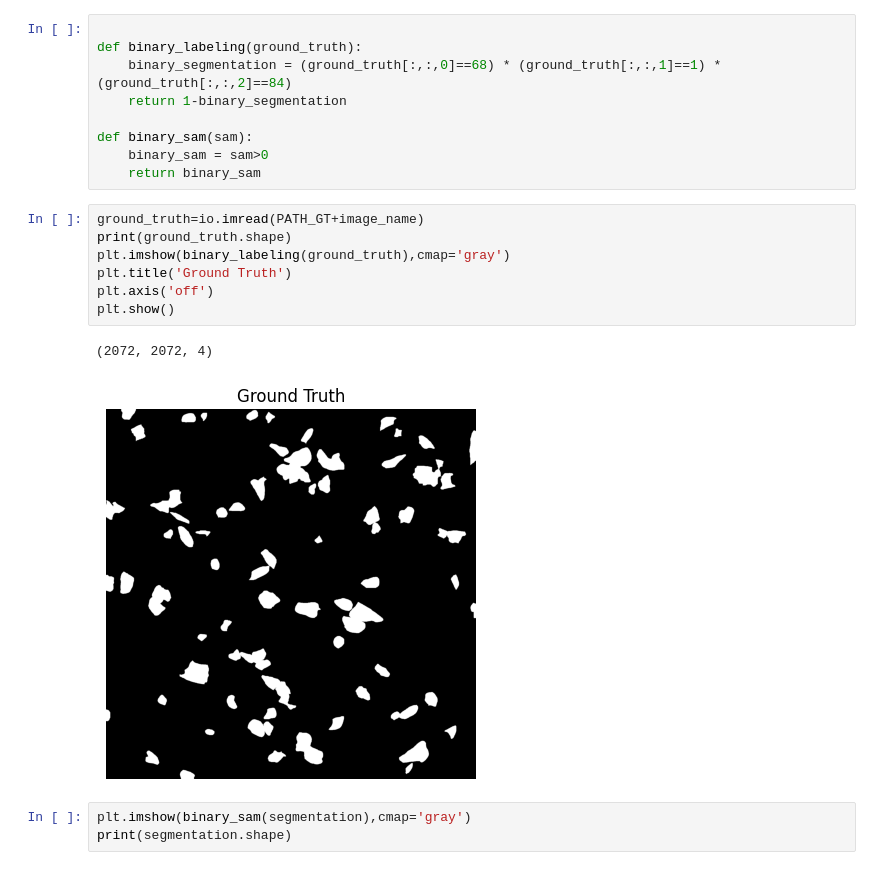
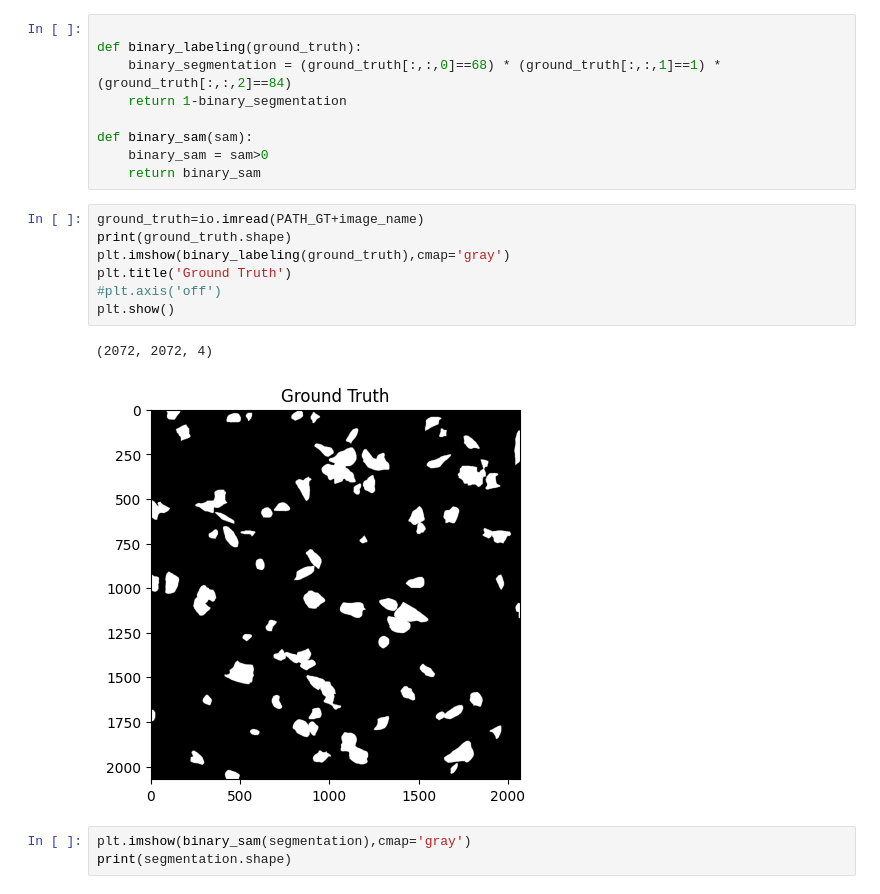
Before and after one commit to DoriPil/TEMPO, a Jupyter notebook: reports/Visualization1.ipynb, the cells around one changed output. Cells and saved outputs as stored; diff of their text form.

Commit message:
Update Visualization1.ipynb
Update Visualization

```diff
--- a/reports/Visualization1.ipynb
+++ b/reports/Visualization1.ipynb
@@ -53,13 +64,13 @@ def binary_sam(sam):
 # %%
 ground_truth=io.imread(PATH_GT+image_name)
 print(ground_truth.shape)
 plt.imshow(binary_labeling(ground_truth),cmap='gray')
 plt.title('Ground Truth')
-plt.axis('off')
+#plt.axis('off')
 plt.show()
 # %% [output]
 (2072, 2072, 4)
-[figure, old version]
+[figure, new version]
 # %%
 plt.imshow(binary_sam(segmentation),cmap='gray')
 print(segmentation.shape)
```
Also changed, not shown: parts of 3 cells of this notebook.
